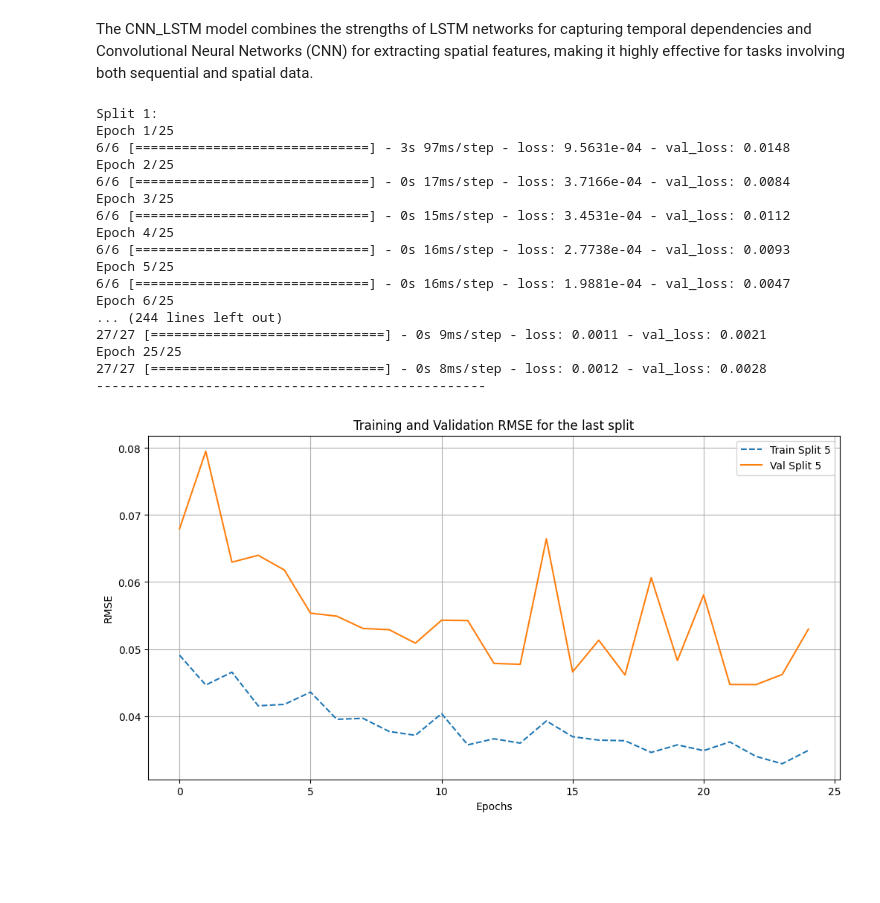
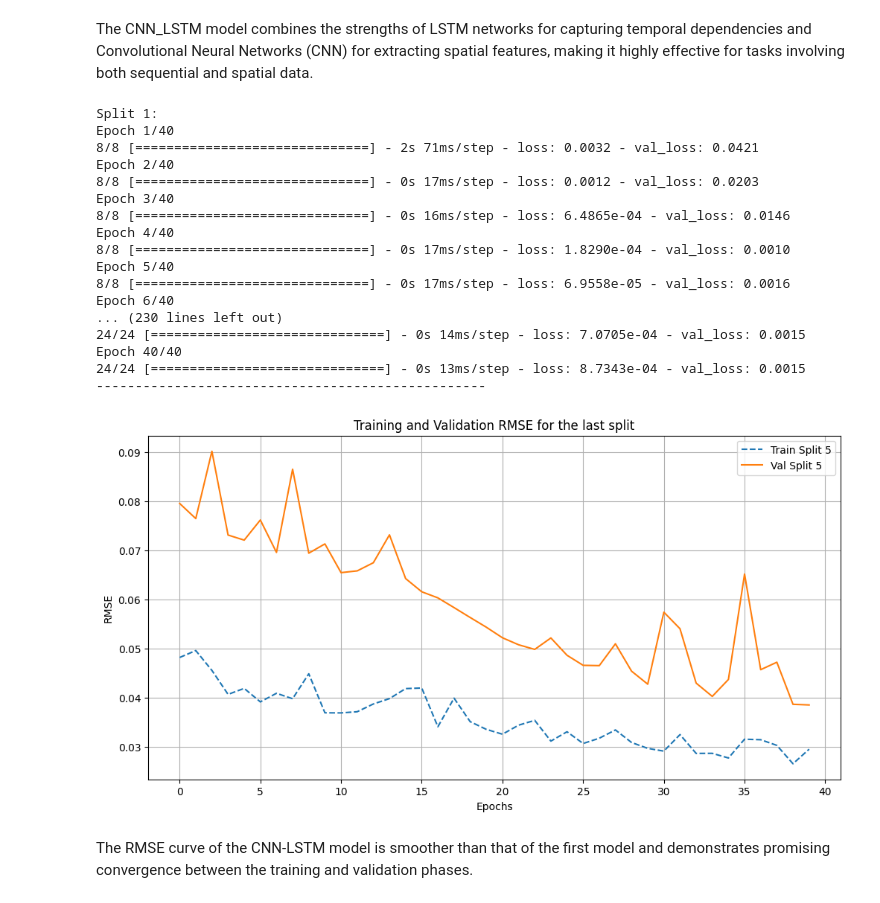
Before and after one commit to Aymen568/Technical_assignement, a Jupyter notebook: notebooks/model_selection.ipynb, the cells around one changed output. Drawn from its saved outputs; the diff is of its cells as text; code cells hidden in the pictures; blank space fills up the shorter version.

```diff
--- a/notebooks/model_selection.ipynb
+++ b/notebooks/model_selection.ipynb
@@ -329,11 +348,11 @@ def CNN_LSTM_model(input_shape):
     # Add another max pooling layer
     model.add(MaxPooling1D(pool_size=2))
 
-    # Add LSTM layer with 50 units and return_sequences=True for multiple LSTM layers
-    model.add(LSTM(units=50, return_sequences=False))
+    # Add LSTM layer with 100 units and return_sequences=True for multiple LSTM layers
+    model.add(LSTM(units=100, return_sequences=False))
 
     # Add a Dropout layer for regularization
-    model.add(Dropout(0.2))
+    model.add(Dropout(0.24))
 
     # Add a dense output layer with 1 unit (for regression tasks)
     model.add(Dense(units=1))
@@ -344,26 +363,28 @@ def CNN_LSTM_model(input_shape):
     return model
 # %%
 cnn_lstm_model = CNN_LSTM_model((X_train.shape[1], X_train.shape[2]))
-cross_validation(cnn_lstm_model, 5,25,32)
+cross_validation(cnn_lstm_model, 3,40,32)
 # %% [output]
 Split 1:
-Epoch 1/25
-6/6 [==============================] - 3s 97ms/step - loss: 9.5631e-04 - val_loss: 0.0148
-Epoch 2/25
-6/6 [==============================] - 0s 17ms/step - loss: 3.7166e-04 - val_loss: 0.0084
-Epoch 3/25
-6/6 [==============================] - 0s 15ms/step - loss: 3.4531e-04 - val_loss: 0.0112
-Epoch 4/25
-6/6 [==============================] - 0s 16ms/step - loss: 2.7738e-04 - val_loss: 0.0093
-Epoch 5/25
-6/6 [==============================] - 0s 16ms/step - loss: 1.9881e-04 - val_loss: 0.0047
-Epoch 6/25
-... (244 lines left out)
-27/27 [==============================] - 0s 9ms/step - loss: 0.0011 - val_loss: 0.0021
-Epoch 25/25
-27/27 [==============================] - 0s 8ms/step - loss: 0.0012 - val_loss: 0.0028
+Epoch 1/40
+8/8 [==============================] - 2s 71ms/step - loss: 0.0032 - val_loss: 0.0421
+Epoch 2/40
+8/8 [==============================] - 0s 17ms/step - loss: 0.0012 - val_loss: 0.0203
+Epoch 3/40
+8/8 [==============================] - 0s 16ms/step - loss: 6.4865e-04 - val_loss: 0.0146
+Epoch 4/40
+8/8 [==============================] - 0s 17ms/step - loss: 1.8290e-04 - val_loss: 0.0010
+Epoch 5/40
+8/8 [==============================] - 0s 17ms/step - loss: 6.9558e-05 - val_loss: 0.0016
+Epoch 6/40
+... (230 lines left out)
+24/24 [==============================] - 0s 14ms/step - loss: 7.0705e-04 - val_loss: 0.0015
+Epoch 40/40
+24/24 [==============================] - 0s 13ms/step - loss: 8.7343e-04 - val_loss: 0.0015
 --------------------------------------------------
-[figure, old version]
+[figure, new version]
+# %% [markdown]
+The RMSE curve of the CNN-LSTM model is smoother than that of the first model and demonstrates promising convergence between the training and validation phases.
 # %%
 loss = cnn_lstm_model.evaluate(X_test, y_test, verbose=1)
 print(f"Test Loss: {loss}")
```
Also changed, not shown: parts of 20 cells of this notebook, 5 other files.
